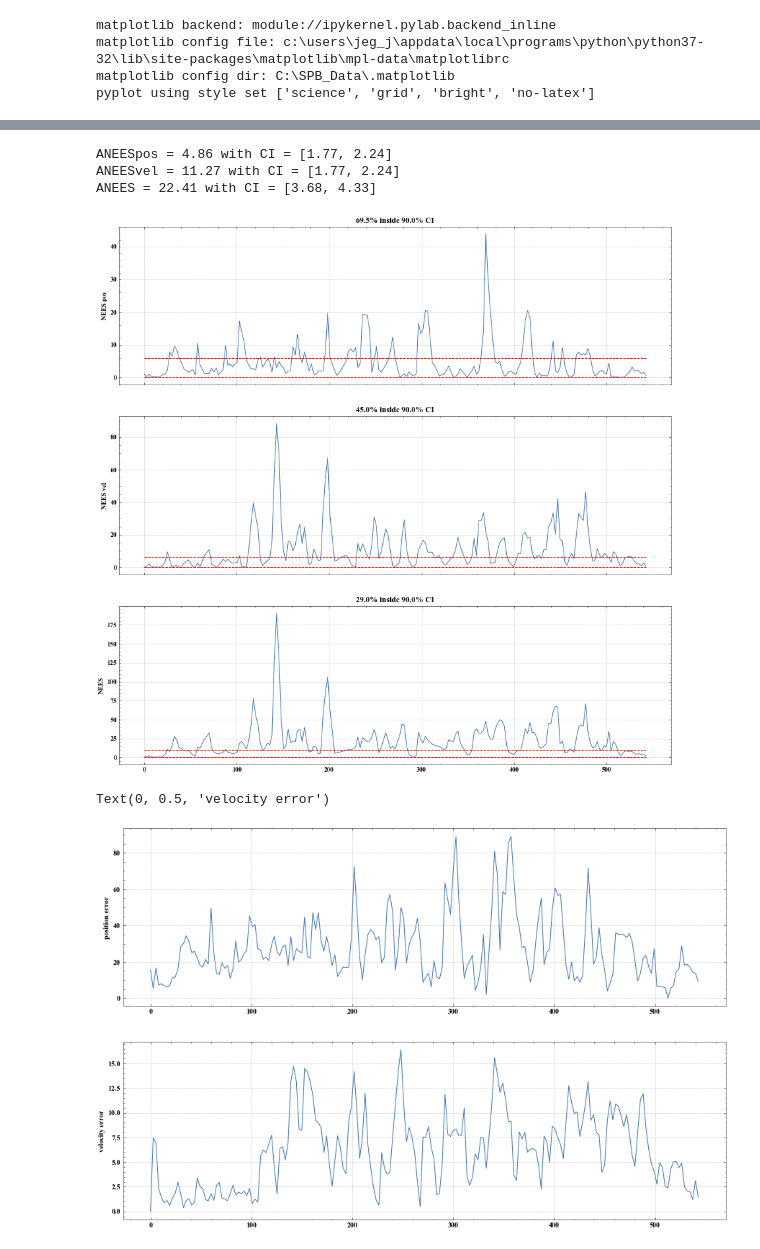
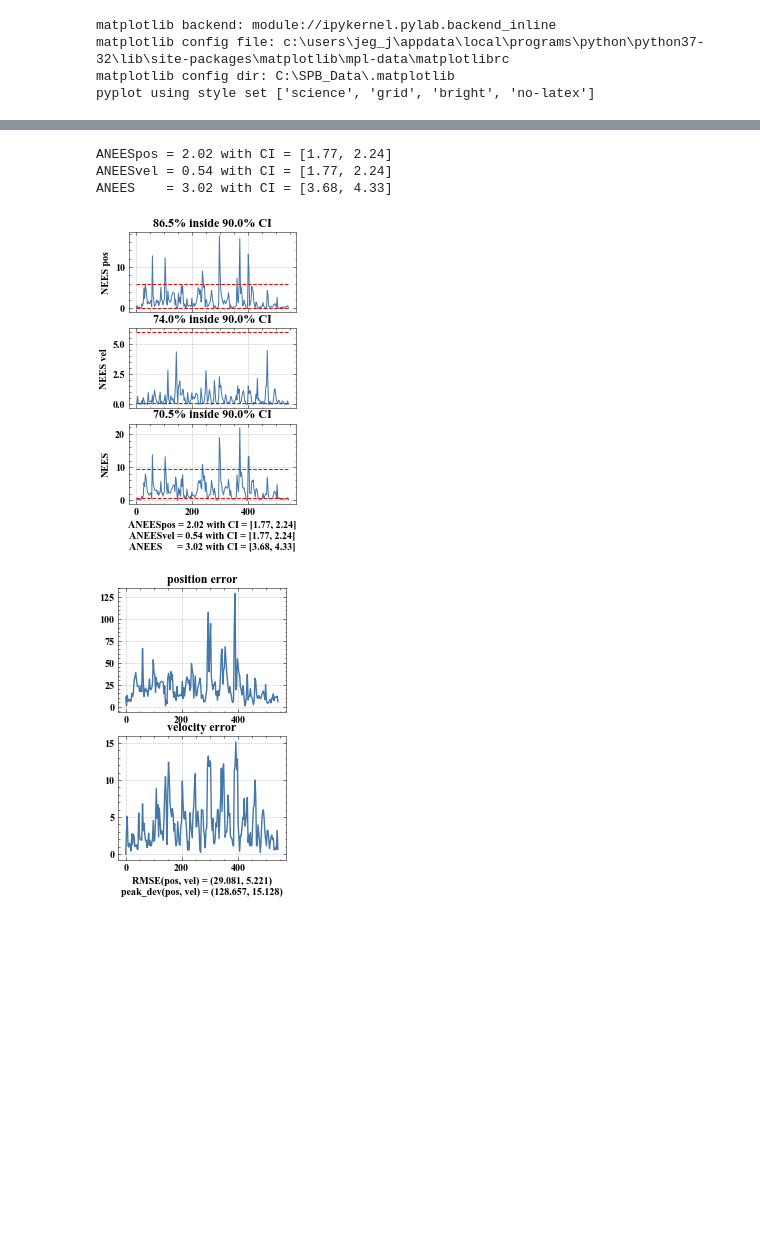
Before and after one commit to jkaob/TTK4250-sensorfusion, a Jupyter notebook: o6/o6_joyride_imm.ipynb, the cells around one changed output, grey strips where cells are left out. Drawn from its saved outputs; the diff is of its cells as text; code cells hidden in the pictures; blank space fills up the shorter version.

```diff
--- a/o6/o6_joyride_imm.ipynb
+++ b/o6/o6_joyride_imm.ipynb
@@ -87,38 +90,38 @@ plt.show(block=False)
 # %%
 # %% IMM-PDA
 ## Flags
-CV_HIGH = False
+CV_HIGH = True
 m = 3 if CV_HIGH else 2
 
 
 ## TUNING
-sigma_z           = 18
+sigma_z           = 20
 clutter_intensity = 1e-6
-PD                = 0.92
-gate_size         = 8
+PD                = 0.93
+gate_size         = 2
 
 if CV_HIGH:
     # dynamic models
-    sigma_a_CV      = 0.1
-    sigma_a_CT      = 0.1
-    sigma_a_CV_high = 8
-    sigma_omega     = 0.01 * np.pi
+    sigma_a_CV      = 0.2
+    sigma_a_CT      = 0.15
+    sigma_a_CV_high = 10
+    sigma_omega     = 0.05
 
     # markov chain
-    PI11 = 0.95
-    PI22 = 0.9
-    PI33 = 0.7
+    PI11 = 0.8 #0.9
+    PI22 = 0.9 #0.9
+    PI33 = 0.9 #0.7
 
     # initvalue for mode probabilities CV/CT/CV
-    p10  = 0.6
-    p20  = 0.2
+    p10  = 0.5
+    p20  = 0.25
     p30  = 1-p10-p20
 
 else:
     # dynamic models
-    sigma_a_CV      = 0.2
-    sigma_a_CT      = 0.2
-    sigma_omega     = 0.01 * np.pi
+    sigma_a_CV      = 2
+    sigma_a_CT      = 0.3
+    sigma_omega     = 0.005
 
     # markov chain
     PI11 = 0.8
@@ -129,7 +132,7 @@ else:
     p20  = 0.2
 
 mean_init = np.append(np.array([Xgt[0]]),0.01) #init with first measurement
-cov_init  = np.diag([30, 30, 30, 10, 0.1]) ** 2
+cov_init  = np.diag([sigma_z, sigma_z, 7, 7, 0.1]) ** 2
 
 if not CV_HIGH:
     PI = np.array([[PI11, (1 - PI11)],
@@ -199,8 +202,8 @@ x_hat    = np.array([est.mean for est in tracker_estimate_list])
 prob_hat = np.array([upd.weights for upd in tracker_update_list])
 
 # calculate a performance metrics
-poserr  = np.linalg.norm(x_hat[:, :2] - Xgt[:, :2], axis=0)
-velerr  = np.linalg.norm(x_hat[:, 2:4] - Xgt[:, 2:4], axis=0)
+poserr  = np.linalg.norm(x_hat[:, :2] - Xgt[:, :2], axis=1)
+velerr  = np.linalg.norm(x_hat[:, 2:4] - Xgt[:, 2:4], axis=1)
 posRMSE = np.sqrt(np.mean(poserr ** 2)) # not true RMSE (which is over monte carlo simulations)
 velRMSE = np.sqrt(np.mean(velerr ** 2)) # not true RMSE (which is over monte carlo simulations)
 peak_pos_deviation = poserr.max()
@@ -242,40 +248,47 @@ Text(0.5, 0, 'time')
 # %%
 # NEES
-fig4, axs4 = plt.subplots(3, sharex=True, num=4, clear=True, figsize=(15,15))
+fig4, axs4 = plt.subplots(3, sharex=True, num=4, clear=True, figsize=(3,5))
 axs4[0].plot(Times, NEESpos)
 axs4[0].plot([0, (K - 1) * Ts_mean], np.repeat(CI2[None], 2, 0), "--r")
 axs4[0].set_ylabel("NEES pos")
 inCIpos = np.mean((CI2[0] <= NEESpos) * (NEESpos <= CI2[1]))
 axs4[0].set_title(f"{inCIpos*100:.1f}% inside {confprob*100:.1f}% CI")
 
 axs4[1].plot(Times, NEESvel)
 axs4[1].plot([0, (K - 1) * Ts_mean], np.repeat(CI2[None], 2, 0), "--r")
 axs4[1].set_ylabel("NEES vel")
 inCIvel = np.mean((CI2[0] <= NEESvel) * (NEESvel <= CI2[1]))
 axs4[1].set_title(f"{inCIvel*100:.1f}% inside {confprob*100:.1f}% CI")
 
 axs4[2].plot(Times, NEES)
 axs4[2].plot([0, (K - 1) * Ts_mean], np.repeat(CI4[None], 2, 0), "--r")
 axs4[2].set_ylabel("NEES")
 inCI = np.mean((CI4[0] <= NEES) * (NEES <= CI4[1]))
 axs4[2].set_title(f"{inCI*100:.1f}% inside {confprob*100:.1f}% CI")
+axs4[2].set_xlabel(f"ANEESpos = {ANEESpos:.2f} with CI = [{CI2K[0]:.2f}, {CI2K[1]:.2f}]\nANEESvel = {ANEESvel:.2f} with CI = [{CI2K[0]:.2f}, {CI2K[1]:.2f}]\nANEES      = {ANEES:.2f} with CI = [{CI4K[0]:.2f}, {CI4K[1]:.2f}]")
 
 print(f"ANEESpos = {ANEESpos:.2f} with CI = [{CI2K[0]:.2f}, {CI2K[1]:.2f}]")
 print(f"ANEESvel = {ANEESvel:.2f} with CI = [{CI2K[0]:.2f}, {CI2K[1]:.2f}]")
-print(f"ANEES = {ANEES:.2f} with CI = [{CI4K[0]:.2f}, {CI4K[1]:.2f}]")
+print(f"ANEES    = {ANEES:.2f} with CI = [{CI4K[0]:.2f}, {CI4K[1]:.2f}]")
+
+fig4.savefig("joyride_imm_nees.pdf",format="pdf")
 # %% [output]
-ANEESpos = 4.86 with CI = [1.77, 2.24]
-ANEESvel = 11.27 with CI = [1.77, 2.24]
-ANEES = 22.41 with CI = [3.68, 4.33]
+ANEESpos = 2.02 with CI = [1.77, 2.24]
+ANEESvel = 0.54 with CI = [1.77, 2.24]
+ANEES    = 3.02 with CI = [3.68, 4.33]
-[figure, old version]
+[figure, new version]
 # %%
 # errors
-fig5, axs5 = plt.subplots(2, num=5, clear=True, figsize=(15,10))
-axs5[0].plot(np.arange(K) * Ts_mean, np.linalg.norm(x_hat[:, :2] - Xgt[:, :2], axis=1))
-axs5[0].set_ylabel("position error")
+fig5, axs5 = plt.subplots(2, num=5, clear=True, figsize=(3,5))
+axs5[0].plot(np.arange(K) * Ts_mean, np.linalg.norm(x_hat[:, :2] - Xgt[:, :2], axis=1),linewidth=1.4)
+axs5[0].set_title("position error")
+axs5[1].set_xlabel(
+    f"RMSE(pos, vel) = ({posRMSE:.3f}, {velRMSE:.3f})\npeak_dev(pos, vel) = ({peak_pos_deviation:.3f}, {peak_vel_deviation:.3f})"
+)
 
-axs5[1].plot(np.arange(K) * Ts_mean, np.linalg.norm(x_hat[:, 2:4] - Xgt[:, 2:4], axis=1))
-axs5[1].set_ylabel("velocity error")
+axs5[1].plot(np.arange(K) * Ts_mean, np.linalg.norm(x_hat[:, 2:4] - Xgt[:, 2:4], axis=1),linewidth=1.4)
+axs5[1].set_title("\nvelocity error")
+
+fig5.savefig("joyride_imm_rmse.pdf",format="pdf")
 # %% [output]
-Text(0, 0.5, 'velocity error')
-[figure, old version]
+[figure, new version]
```
Also changed, not shown: parts of 3 cells of this notebook.
